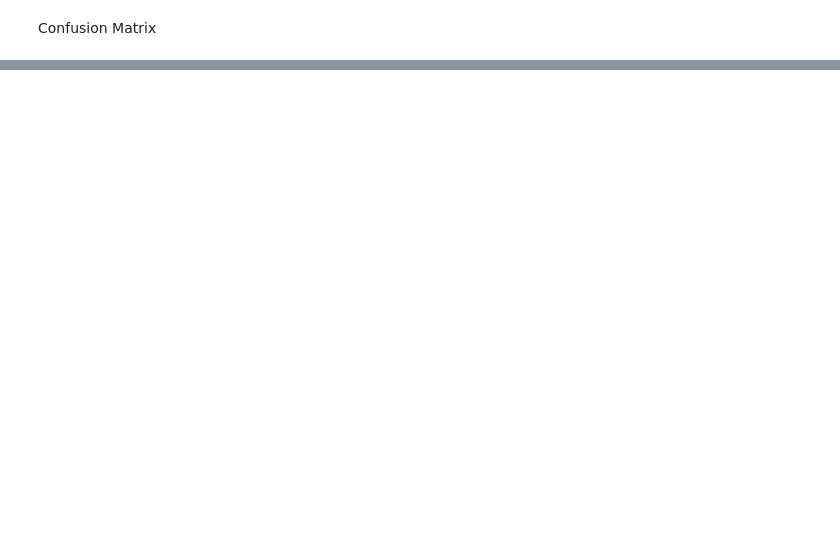
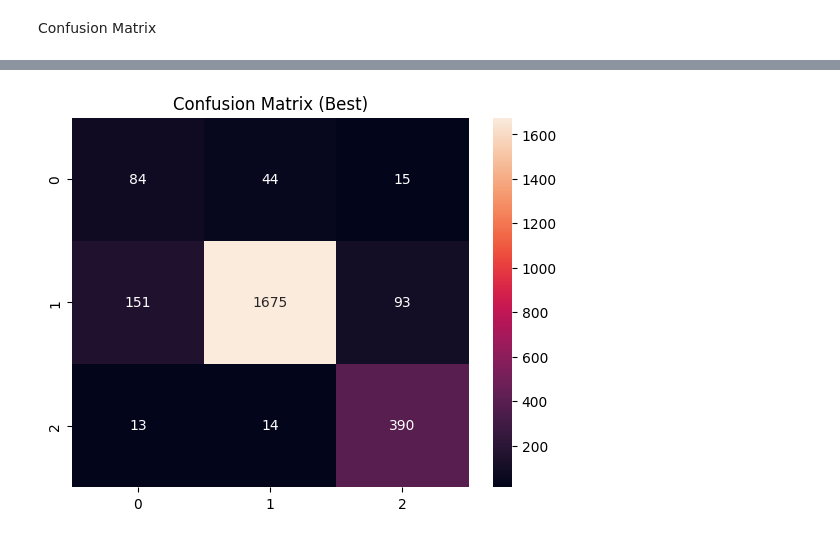
Before and after one commit to CA-JunPark/mini-project-9, a Jupyter notebook: notebooks/02_baseline.ipynb, the cells around one changed output, grey strips where cells are left out. Cells and saved outputs as stored; diff of their text form; code cells hidden in the pictures; blank space fills up the shorter version.

```diff
--- a/notebooks/02_baseline.ipynb
+++ b/notebooks/02_baseline.ipynb
@@ -83,0 +90,13 @@ plt.show()
+# %%
+from sklearn.model_selection import GridSearchCV
+from sklearn.metrics import make_scorer, f1_score
+
+# Define the parameters to test
+param_grid = {
+    'tfidf__ngram_range': [(1, 1), (1, 2), (1, 3)], # Test n-grams
+    'tfidf__max_features': [2500, 5000, 7500, 10000],
+    'clf__C': [0.1, 1, 5, 10],  # Regularization strength
+}
+
+# Use Macro F1 to treat each class equal
+macro_f1_scorer = make_scorer(f1_score, average='macro')
@@ -83,0 +126,5 @@ plt.show()
+# %%
+y_pred_best = best_pipeline.predict(X_test)
+
+print("Classification Report (Baseline):")
+print(classification_report(y_test, y_pred_best))
@@ -83,0 +142,8 @@ plt.show()
+# %%
+cm_best = confusion_matrix(y_test, y_pred_best)
+
+sns.heatmap(cm_best, annot=True, fmt='d')
+plt.title("Confusion Matrix (Best)")
+plt.show()
+# %% [output]
+[figure, added]
```
Also changed, not shown: parts of 17 cells of this notebook, 14 other files.
